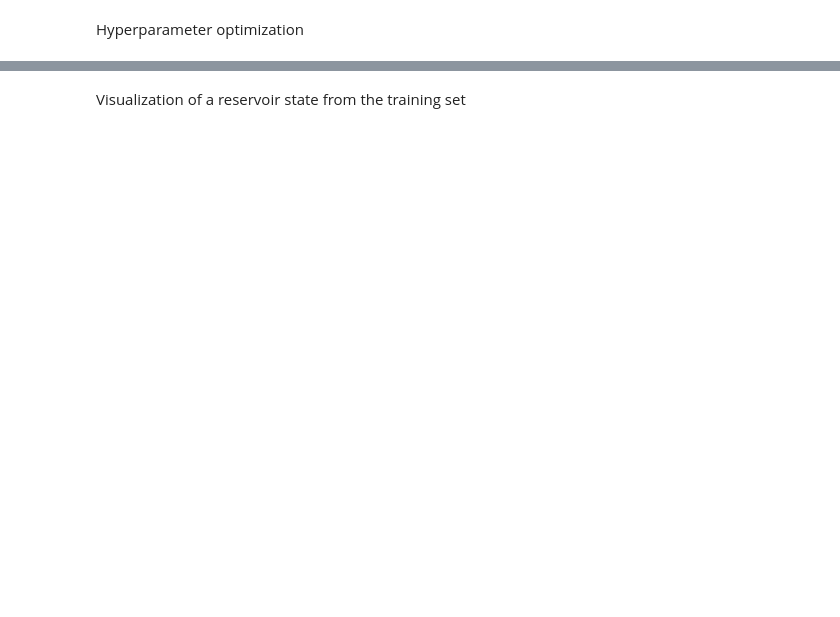
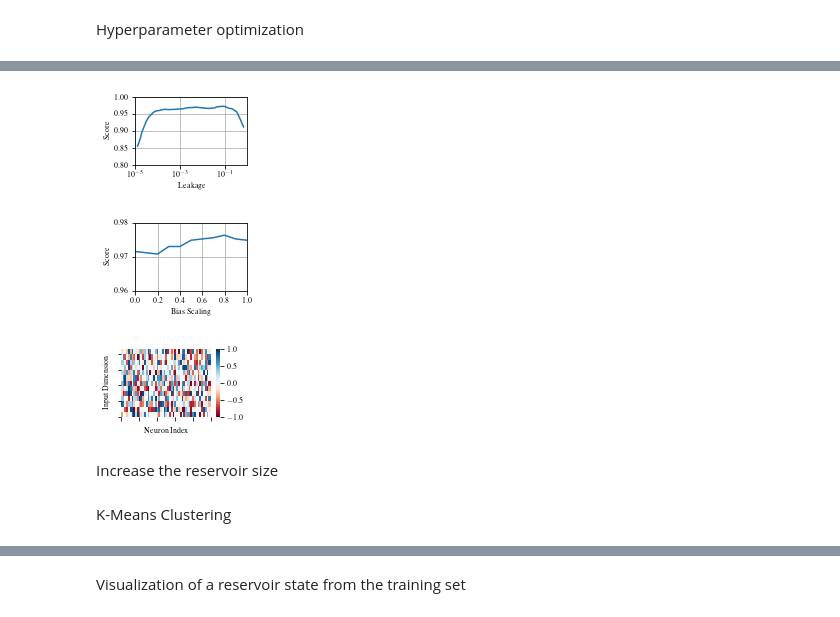
Before and after one commit to PlasmaControl/PyRCN, a Jupyter notebook: examples/spoken_digit_recognition.ipynb, the cells around one changed output, grey strips where cells are left out. Saved outputs shown, nothing was run; the diff lists cells and outputs as text; code cells hidden in the pictures; blank space fills up the shorter version.

```diff
--- a/examples/spoken_digit_recognition.ipynb
+++ b/examples/spoken_digit_recognition.ipynb
@@ -302,0 +285,49 @@ fig.set_size_inches(width, height)
+# %%
+df = pd.DataFrame(sequential_search.all_cv_results_["step2"])
+fig = plt.figure()
+fig.set_size_inches(2, 1.25)
+ax = sns.lineplot(data=df, x="param_leakage", y="mean_test_score")
+ax.set_xscale('log')
+plt.xlabel("Leakage")
+plt.ylabel("Score")
+plt.xlim((1e-5, 1e0))
+plt.ylim((0.8, 1.0))
+# ax.xaxis.set_major_locator(ticker.MaxNLocator(10))
+ax.yaxis.set_major_formatter(ticker.FormatStrFormatter('%.2f'))
+plt.grid()
+plt.savefig('Basic_ESN_LR.pdf', bbox_inches='tight', pad_inches=0)
+# %% [output]
+[figure, added]
+# %%
+df = pd.DataFrame(sequential_search.all_cv_results_["step3"])
+fig = plt.figure()
+fig.set_size_inches(2, 1.25)
+ax = sns.lineplot(data=df, x="param_bias_scaling", y="mean_test_score")
+plt.xlabel("Bias Scaling")
+plt.ylabel("Score")
+plt.xlim((0, 1))
+plt.ylim((0.96, 0.98))
+ax.xaxis.set_major_locator(ticker.MaxNLocator(5))
+ax.yaxis.set_major_formatter(ticker.FormatStrFormatter('%.2f'))
+plt.grid()
+plt.savefig('Basic_ESN_BS.pdf', bbox_inches='tight', pad_inches=0)
+# %% [output]
+[figure, added]
+# %%
+idx = np.random.randint(0, 400, 50)
+
+fig = plt.figure()
+fig.set_size_inches(2, 1.25)
+ax = sns.heatmap(data=sequential_search.best_estimator_.input_to_node.input_weights.todense()[:, idx], cmap="RdBu", vmin=-1.0, vmax=1.0)
+ax.invert_yaxis()
+ax.yaxis.set_major_locator(ticker.MaxNLocator(5))
+ax.xaxis.set_major_locator(ticker.MaxNLocator(5))
+plt.xlabel("Neuron Index")
+plt.ylabel("Input Dimension")
+# plt.imshow(sequential_search.best_estimator_.input_to_node.input_weights.todense()[:, idx])
+# plt.colorbar()
+plt.savefig('Basic_ESN_Input_Weights.pdf', bbox_inches='tight', pad_inches=0)
+# %% [output]
+[figure, added]
+# %% [markdown]
+Increase the reservoir size
@@ -302,0 +346,2 @@ fig.set_size_inches(width, height)
+# %% [markdown]
+K-Means Clustering
```
Also changed, not shown: parts of 47 cells of this notebook, 18 other files.
